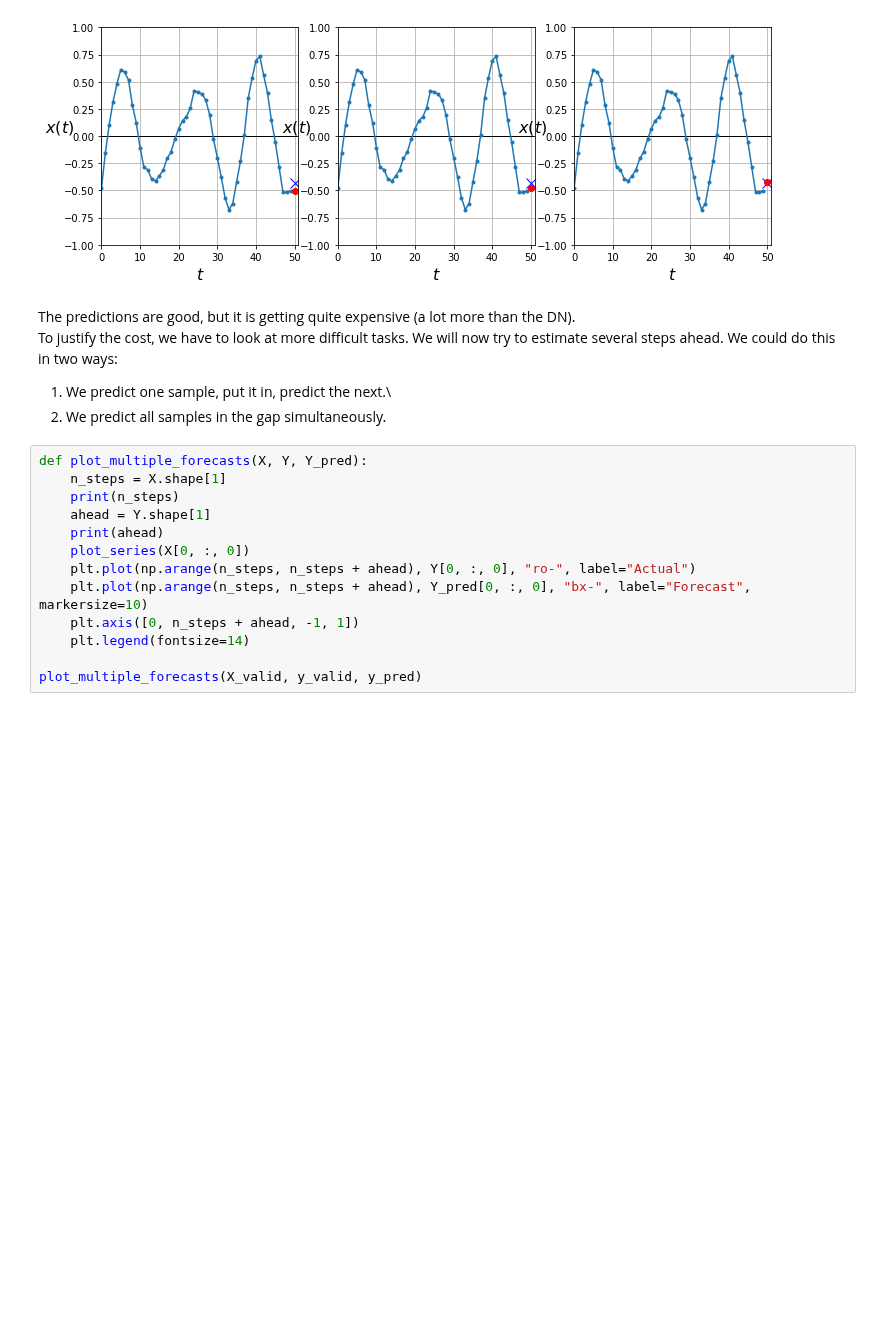
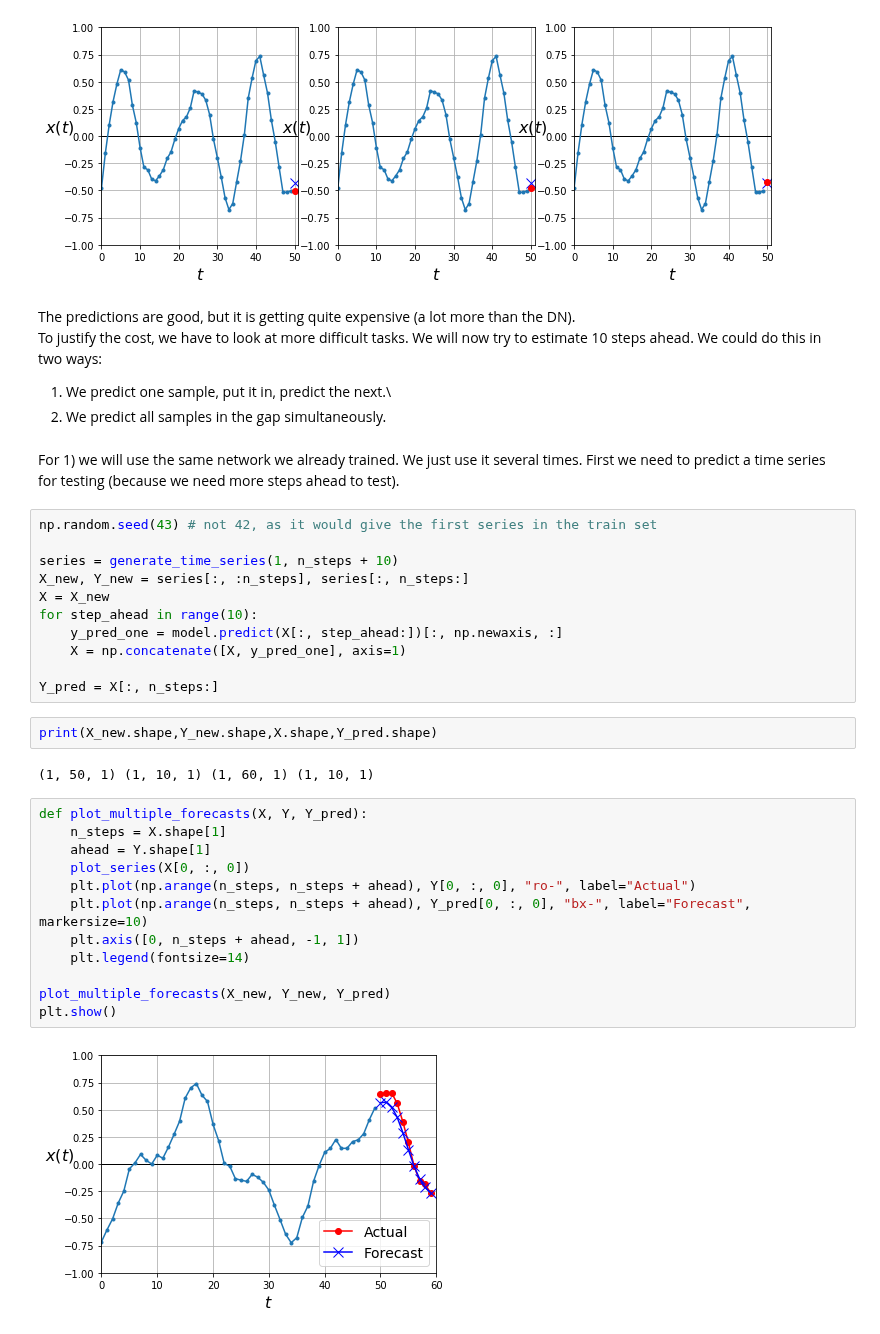
Before and after one commit to dtrad/geoml_course, a Jupyter notebook: Practice22_RNN.ipynb, the cells around one changed output. Cells and saved outputs as stored; diff of their text form; blank space fills up the shorter version.

```diff
--- a/Practice22_RNN.ipynb
+++ b/Practice22_RNN.ipynb
@@ -305,19 +305,38 @@ plt.subplot(133),plot_series(X_valid[col, :, 0], y_valid[col, 0], y_pred_DRNN[co
 # %% [markdown]
 The predictions are good, but it is getting quite expensive (a lot more than the DN).\
 To justify the cost, we have to look at more difficult tasks.
-We will now try to estimate several steps ahead. We could do this in two ways:
+We will now try to estimate 10 steps ahead. We could do this in two ways:
 1) We predict one sample, put it in, predict the next.\
 2) We predict all samples in the gap simultaneously.
+# %% [markdown]
+For 1) we will use the same network we already trained. We just use it several times.
+First we need to predict a time series for testing (because we need more steps ahead to test).
+# %%
+np.random.seed(43) # not 42, as it would give the first series in the train set
+
+series = generate_time_series(1, n_steps + 10)
+X_new, Y_new = series[:, :n_steps], series[:, n_steps:]
+X = X_new
+for step_ahead in range(10):
+    y_pred_one = model.predict(X[:, step_ahead:])[:, np.newaxis, :]
+    X = np.concatenate([X, y_pred_one], axis=1)
+
+Y_pred = X[:, n_steps:]
+# %%
+print(X_new.shape,Y_new.shape,X.shape,Y_pred.shape)
+# %% [output]
+(1, 50, 1) (1, 10, 1) (1, 60, 1) (1, 10, 1)
 # %%
 def plot_multiple_forecasts(X, Y, Y_pred):
     n_steps = X.shape[1]
-    print(n_steps)
     ahead = Y.shape[1]
-    print(ahead)
     plot_series(X[0, :, 0])
     plt.plot(np.arange(n_steps, n_steps + ahead), Y[0, :, 0], "ro-", label="Actual")
     plt.plot(np.arange(n_steps, n_steps + ahead), Y_pred[0, :, 0], "bx-", label="Forecast", markersize=10)
     plt.axis([0, n_steps + ahead, -1, 1])
     plt.legend(fontsize=14)
 
-plot_multiple_forecasts(X_valid, y_valid, y_pred)
+plot_multiple_forecasts(X_new, Y_new, Y_pred)
+plt.show()
+# %% [output]
+[figure, added]
```
Also changed, not shown: parts of 20 cells of this notebook.
